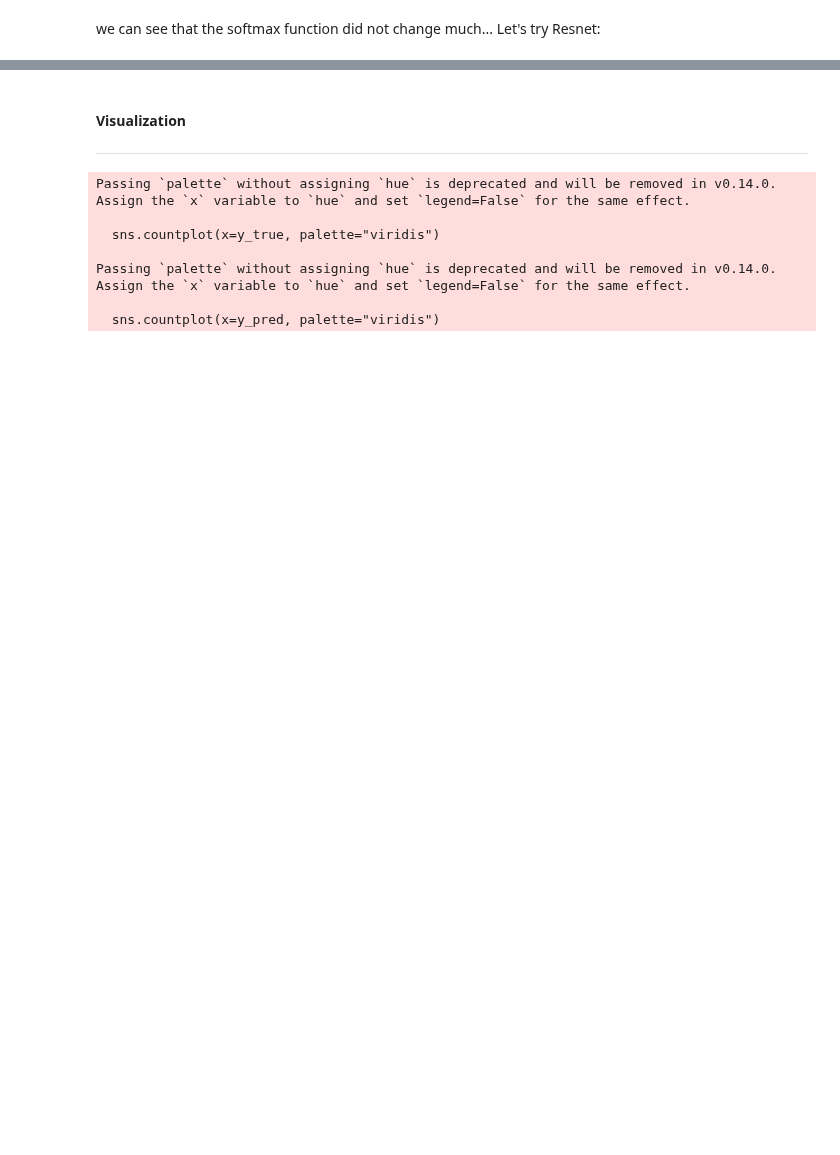
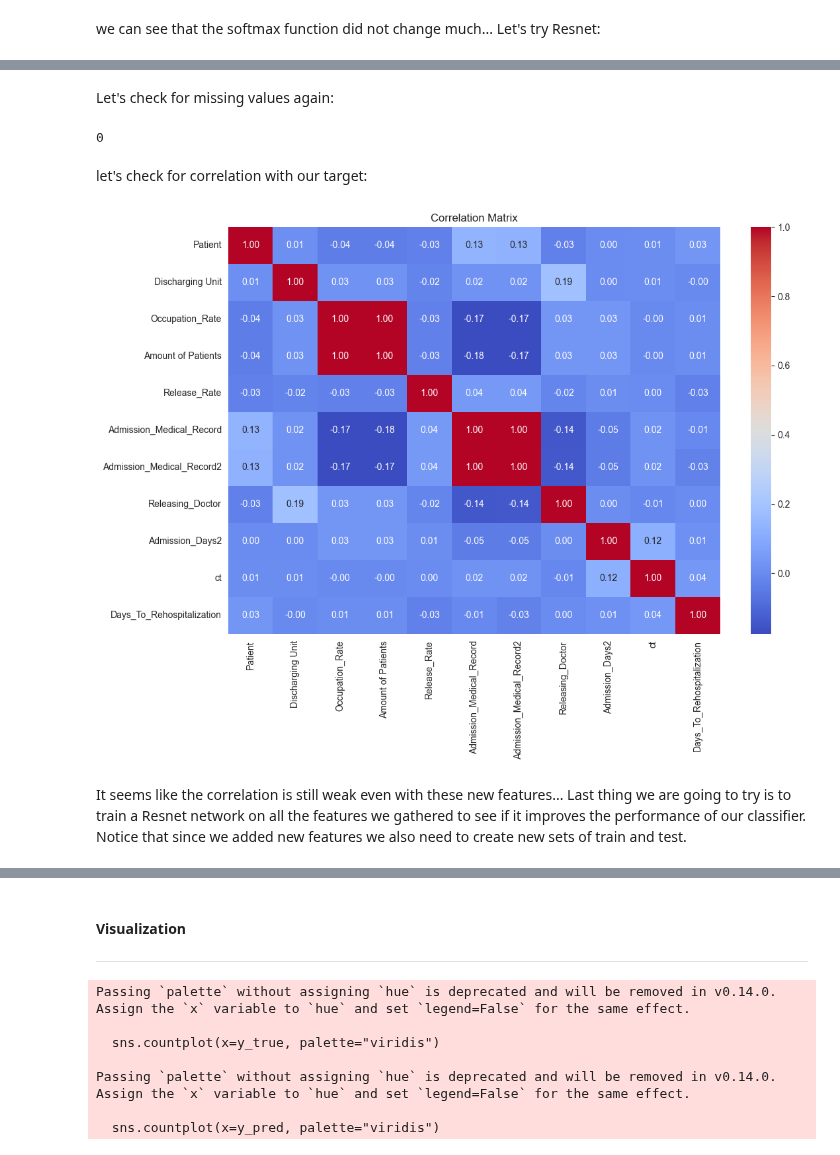
Before and after one commit to RyanWri/data-science2-lab-final-project, a Jupyter notebook: src/team_11/team11_results.ipynb, the cells around one changed output, grey strips where cells are left out. Drawn from its saved outputs; the diff is of its cells as text; code cells hidden in the pictures; blank space fills up the shorter version.

Commit message:
tried to add more features to improve performance. Spoiler - it failed

```diff
--- a/src/team_11/team11_results.ipynb
+++ b/src/team_11/team11_results.ipynb
@@ -367,0 +430,3 @@ We can see that even with Resnet we don't get good results, So it could be that
+# %%
+units_occupation_df = pd.read_excel(rehospitalization_path,sheet_name='unitsOccupancyRate')
+units_occupation_df.head()
@@ -367,0 +444,4 @@ We can see that even with Resnet we don't get good results, So it could be that
+# %%
+units_occupation_df_translated = translate_dataframe(dataframe=units_occupation_df, translation_dict=Task21.Translator)
+units_occupation_df_translated.to_csv(os.path.join(rehospitalization_dir,"units_occupation_df_translated.csv"),index=False)
+units_occupation_df_translated.head()
@@ -367,0 +457,4 @@ We can see that even with Resnet we don't get good results, So it could be that
+# %%
+clean_hospitalization2_df_encoded_with_release_rate_and_occupation = Task21.add_occupation_and_patient_columns(hospitalization_df=clean_hospitazation2_df_encoded_with_release_rate, occupancy_df=units_occupation_df_translated, discharging_unit_col='Discharging Unit', release_date_cols=['Release_Date','Release_Date2'], occupancy_unit_col='Unit', occupancy_rate_col='Occupation Rate', occupancy_date_col='Date', amount_patients_col='Amount Of Patients')
+clean_hospitalization2_df_encoded_with_release_rate_and_occupation.to_csv(os.path.join(rehospitalization_dir,"clean_hospitalization2_df_encoded_with_release_rate_and_occupation.csv"),index=False)
+clean_hospitalization2_df_encoded_with_release_rate_and_occupation.head()
@@ -367,0 +468,15 @@ We can see that even with Resnet we don't get good results, So it could be that
+# %% [markdown]
+Let's check for missing values again:
+# %%
+clean_hospitalization2_df_encoded_with_release_rate_and_occupation.isna().sum().sum()
+# %% [output]
+0
+# %% [markdown]
+let's check for correlation with our target:
+# %%
+discharging_unit_vs_rehospitalization_time_including_release_rate_and_occupation_eda = GenericEDA(df=clean_hospitalization2_df_encoded_with_release_rate_and_occupation)
+discharging_unit_vs_rehospitalization_time_including_release_rate_and_occupation_eda.plot_correlation_matrix()
+# %% [output]
+[figure, added]
+# %% [markdown]
+It seems like the correlation is still weak even with these new features... Last thing we are going to try is to train a Resnet network on all the features we gathered to see if it improves the performance of our classifier. Notice that since we added new features we also need to create new sets of train and test.
```
Also changed, not shown: parts of 26 cells of this notebook, 5 other files.
